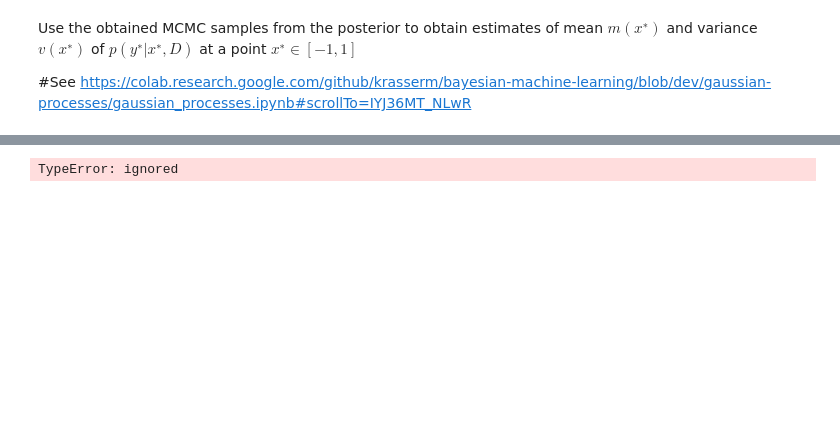
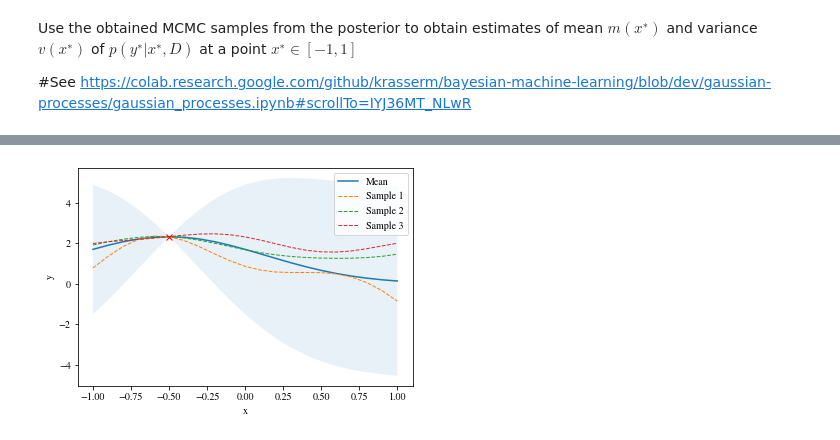
Before and after one commit to Clarkdrengen/PML_2023, a Jupyter notebook: PML_Part_b_Team_Master.ipynb, the cells around one changed output, grey strips where cells are left out. Saved outputs shown, nothing was run; the diff lists cells and outputs as text; code cells hidden in the pictures; blank space fills up the shorter version.

```diff
--- a/PML_Part_b_Team_Master.ipynb
+++ b/PML_Part_b_Team_Master.ipynb
@@ -229,15 +214,16 @@ array([[-1. ],
 # %%
 # Noise free training data
 #X_train = np.array([-4, -3, -2, -1, 1]).reshape(-1, 1)
-#Y_train = np.sin(X_train)
+#X_train = np.linspace(-1.0, 1.0, 5).reshape(-1, 1)
+#X_train = x.numpy().reshape(-1, 1)
+X_train=np.array([-.5]).reshape(-1, 1)
+Y_train = func(X_train)
 
-X_train = x.numpy().reshape(-1, 1)
-Y_train = y.numpy()
-
+#ipdb.set_trace(context=6)
 # Compute mean and covariance of the posterior distribution
 mu_s, cov_s = posterior(X, X_train, Y_train)
 
 samples = np.random.multivariate_normal(mu_s.ravel(), cov_s, 3)
 plot_gp(mu_s, cov_s, X, X_train=X_train, Y_train=Y_train, samples=samples)
 # %% [output]
-TypeError: ignored
+[figure, added]
```
Also changed, not shown: parts of 14 cells of this notebook.
